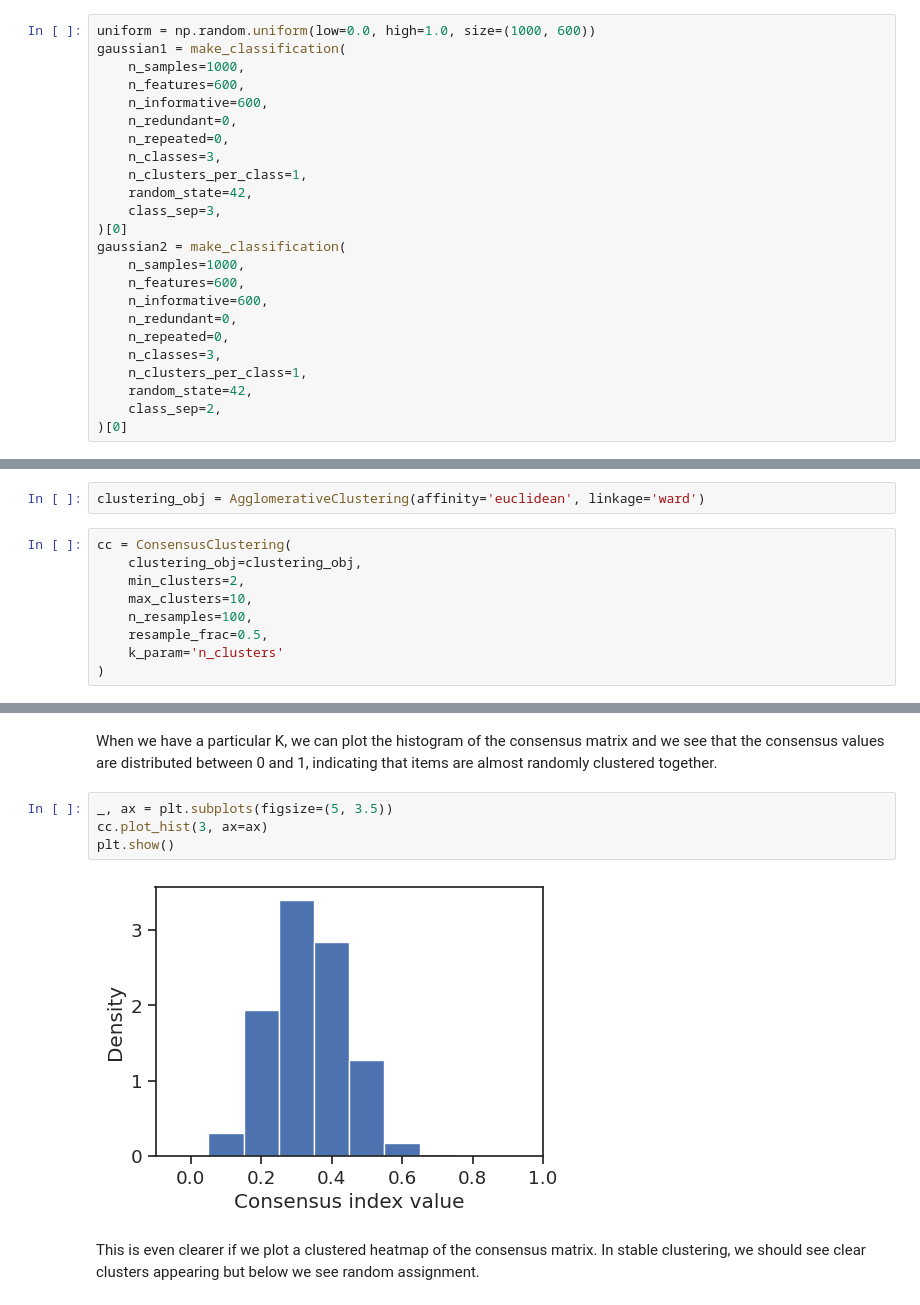
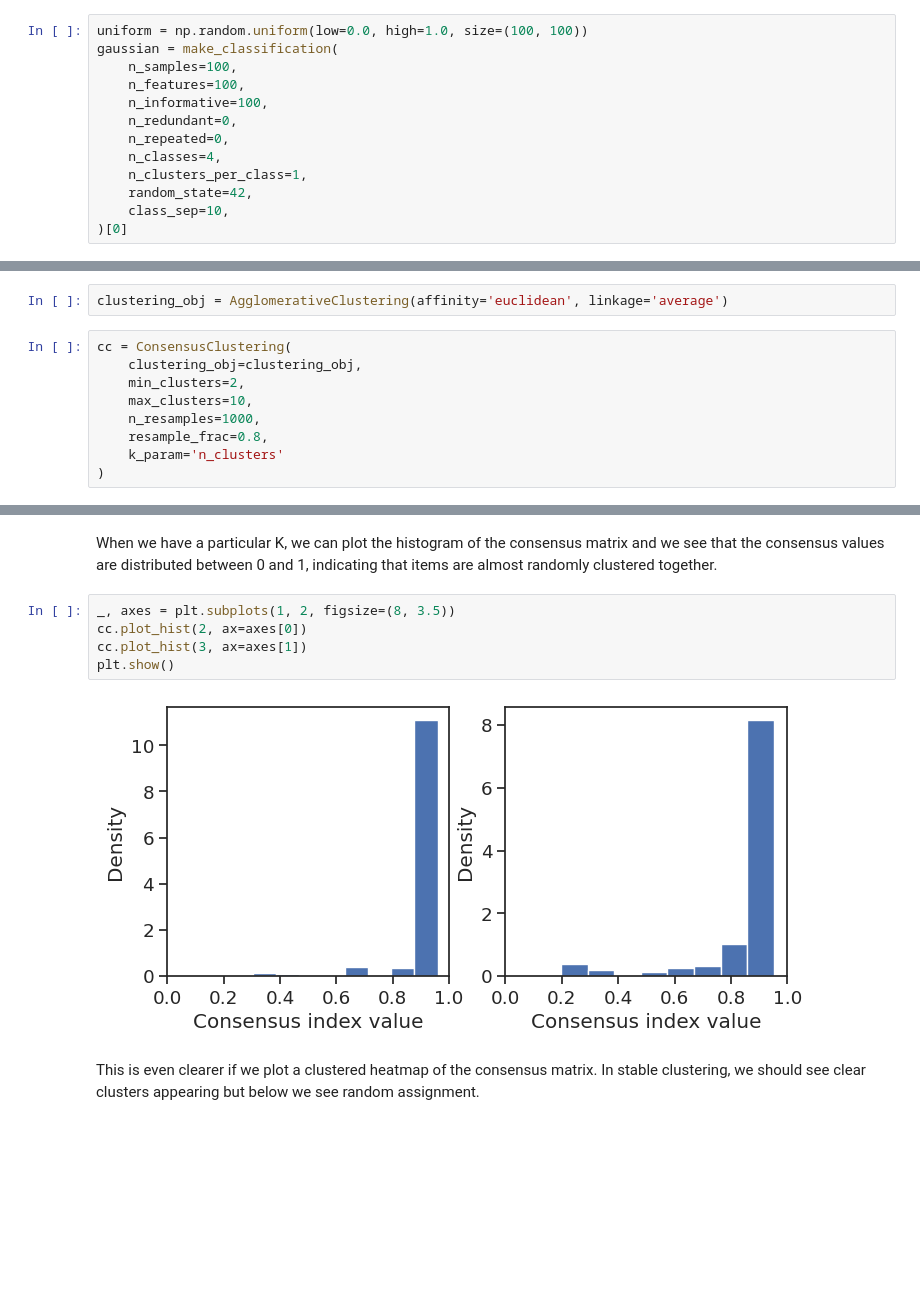
Before and after one commit to burtonrj/consensusclustering, a Jupyter notebook: examples/ConsensusClustering.ipynb, the cells around one changed output, grey strips where cells are left out. Drawn from its saved outputs; the diff is of its cells as text; blank space fills up the shorter version.

```diff
--- a/examples/ConsensusClustering.ipynb
+++ b/examples/ConsensusClustering.ipynb
@@ -31,26 +30,15 @@ First, we will create some sample data to show case the package. We will create
 * Gaussian random data with high class separation: This should cluster well and we should see high stability
 * Gaussian random data with lower class separation: this should cluster well but with slightly lower stability
 # %%
-uniform = np.random.uniform(low=0.0, high=1.0, size=(1000, 600))
-gaussian1 = make_classification(
-    n_samples=1000,
-    n_features=600,
-    n_informative=600,
+uniform = np.random.uniform(low=0.0, high=1.0, size=(100, 100))
+gaussian = make_classification(
+    n_samples=100,
+    n_features=100,
+    n_informative=100,
     n_redundant=0,
     n_repeated=0,
-    n_classes=3,
+    n_classes=4,
     n_clusters_per_class=1,
     random_state=42,
-    class_sep=3,
+    class_sep=10,
 )[0]
-gaussian2 = make_classification(
-    n_samples=1000,
-    n_features=600,
-    n_informative=600,
-    n_redundant=0,
-    n_repeated=0,
-    n_classes=3,
-    n_clusters_per_class=1,
-    random_state=42,
-    class_sep=2,
-)[0]
@@ -87,14 +70,14 @@ construct our `ConsensusClustering` object with the clustering object and specif
  search the space of possible combinations but after a certain point it will have
  deminisihing returns.
 # %%
-clustering_obj = AgglomerativeClustering(affinity='euclidean', linkage='ward')
+clustering_obj = AgglomerativeClustering(affinity='euclidean', linkage='average')
 # %%
 cc = ConsensusClustering(
     clustering_obj=clustering_obj,
     min_clusters=2,
     max_clusters=10,
-    n_resamples=100,
-    resample_frac=0.5,
+    n_resamples=1000,
+    resample_frac=0.8,
     k_param='n_clusters'
 )
 # %% [markdown]
@@ -138,11 +124,12 @@ When we have a particular K, we can plot the histogram of the consensus matrix a
  see that the consensus values are distributed between 0 and 1, indicating that items
   are almost randomly clustered together.
 # %%
-_, ax = plt.subplots(figsize=(5, 3.5))
-cc.plot_hist(3, ax=ax)
+_, axes = plt.subplots(1, 2, figsize=(8, 3.5))
+cc.plot_hist(2, ax=axes[0])
+cc.plot_hist(3, ax=axes[1])
 plt.show()
 # %% [output]
-[figure, old version]
+[figure, new version]
 # %% [markdown]
 This is even clearer if we plot a clustered heatmap of the consensus matrix. In
 stable clustering, we should see clear clusters appearing but below we see random
```
Also changed, not shown: parts of 26 cells of this notebook, 5 other files.
